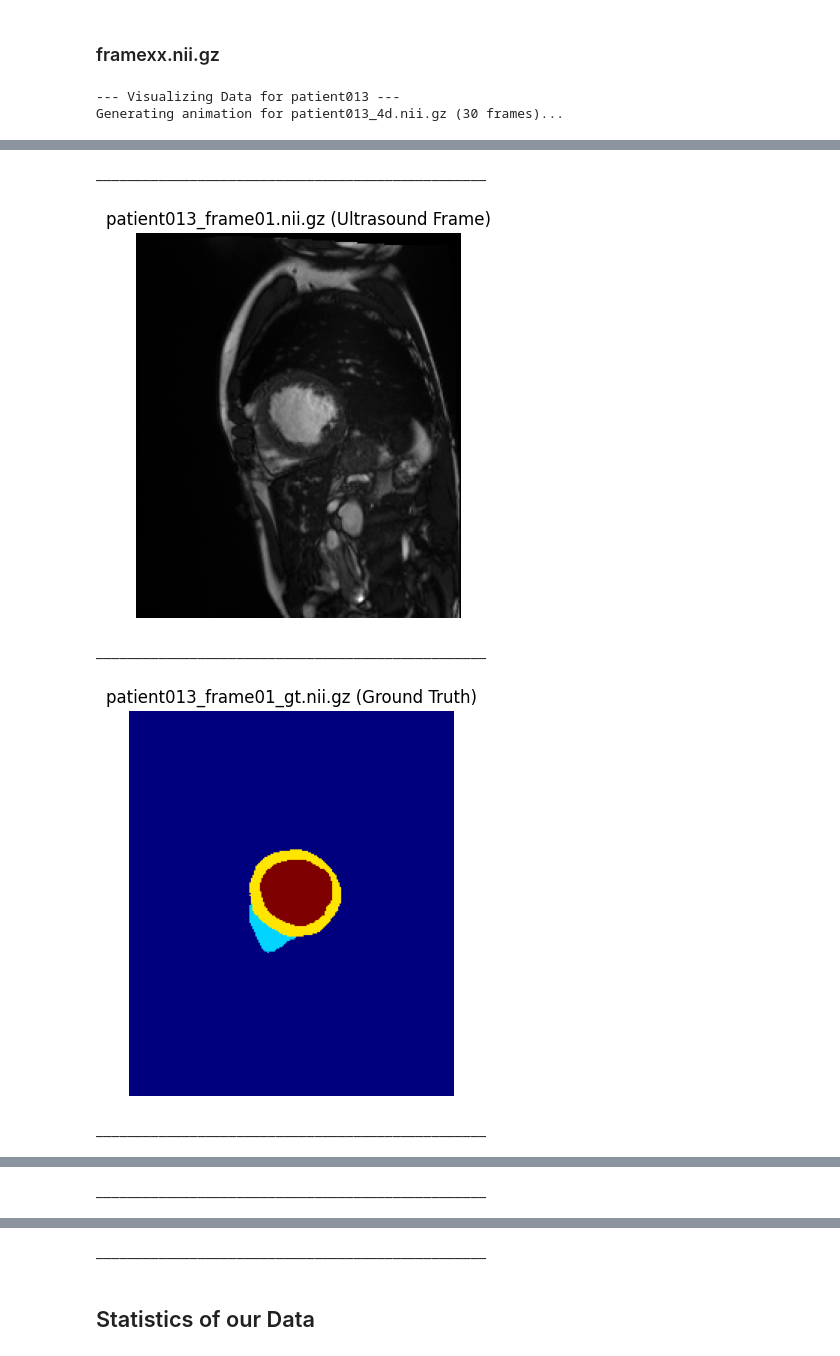
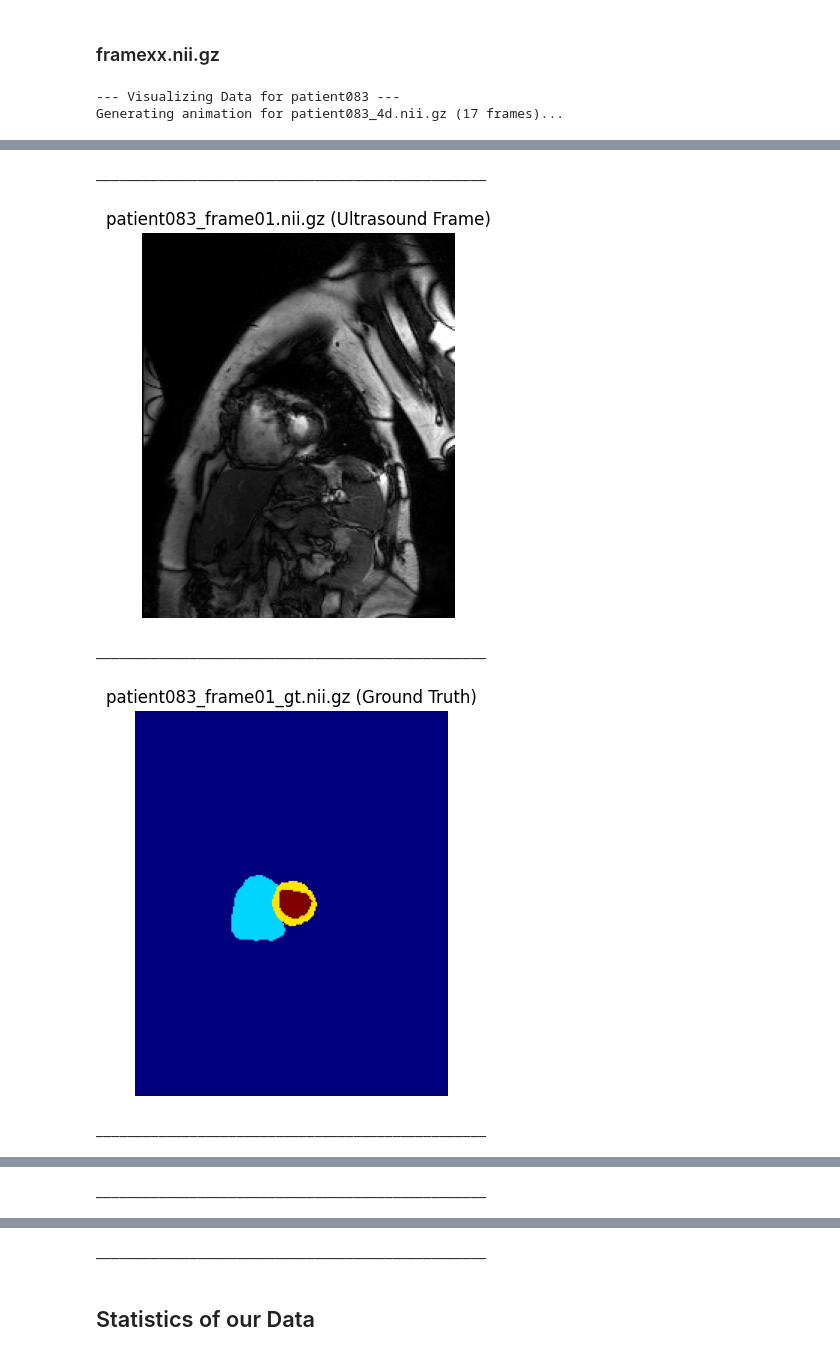
Before and after one commit to cankucukyilmaz/deep_learning_3d_medical_image_analysis_project, a Jupyter notebook: eda.ipynb, the cells around one changed output, grey strips where cells are left out. Cells and saved outputs as stored; diff of their text form; code cells hidden in the pictures.

```diff
--- a/eda.ipynb
+++ b/eda.ipynb
@@ -332,13 +369,13 @@ doi: 10.1109/TMI.2018.2837502
 ### framexx.nii.gz
 # %%
 # Visualize everything for Patient 1
-visualize_patient_data(training_data,13)
+visualize_patient_data(training_data, 83)
 # %% [output]
---- Visualizing Data for patient013 ---
-Generating animation for patient013_4d.nii.gz (30 frames)...
+--- Visualizing Data for patient083 ---
+Generating animation for patient083_4d.nii.gz (17 frames)...
 [interactive output not drawn]
 __________________________________________________
-[figure, old version]
+[figure, new version]
 __________________________________________________
-[figure, old version]
+[figure, new version]
 __________________________________________________
```
Also changed, not shown: parts of 12 cells of this notebook.
